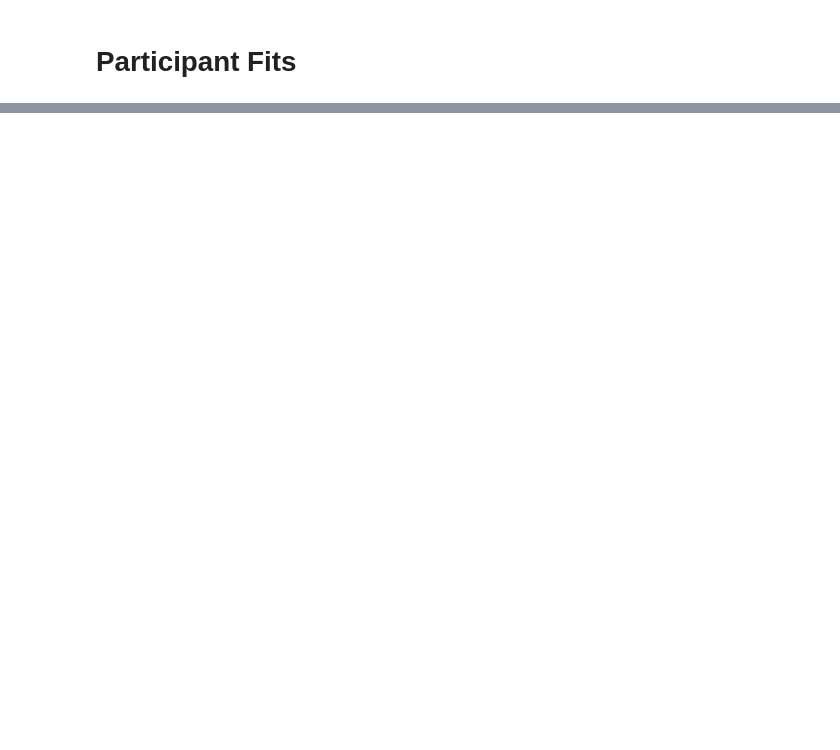
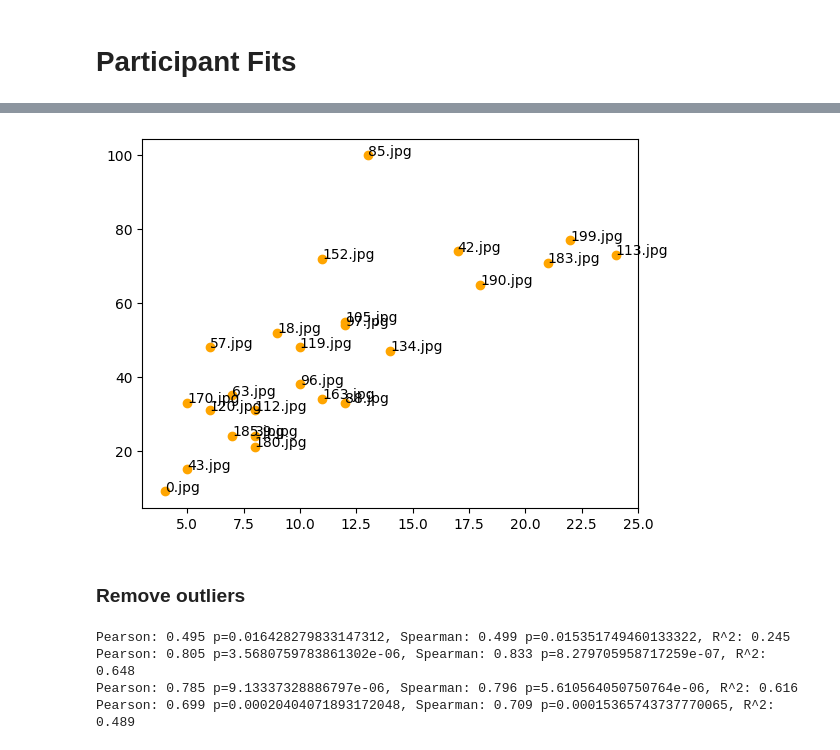
Before and after one commit to shenkev/segment-anything, a Jupyter notebook: analysis/regression.ipynb, the cells around one changed output, grey strips where cells are left out. Saved outputs shown, nothing was run; the diff lists cells and outputs as text; code cells hidden in the pictures; blank space fills up the shorter version.

```diff
--- a/analysis/regression.ipynb
+++ b/analysis/regression.ipynb
@@ -276,0 +343,10 @@ participant_fit_variable_gain(fixed_variables, test_variables)
+# %%
+fig, ax = plt.subplots()
+x, y = df["num_uniqe_classes_filtered"], df["complexity"]
+plt.scatter(x, y, color="orange");
+for i in df.index:
+    ax.annotate(df["filename"][i], (x[i], y[i]))
+# %% [output]
+[figure, added]
+# %% [markdown]
+### Remove outliers
@@ -276,0 +357,14 @@ participant_fit_variable_gain(fixed_variables, test_variables)
+# %%
+X, y = rank_xform(df[["32points"]]), df["complexity"]
+fit_report_linear(X, y);
+X, y = rank_xform(df[["32points", "num_uniqe_classes_filtered"]]), df["complexity"]
+fit_report_linear(X, y);
+X, y = rank_xform(df[["num_uniqe_classes_filtered"]]), df["complexity"]
+fit_report_linear(X, y);
+X, y = pd.DataFrame(rank_xform(rank_xform(df["num_uniqe_classes_filtered"])*rank_xform(df["32points"]))), df["complexity"]
+fit_report_linear(X, y);
+# %% [output]
+Pearson: 0.495 p=0.016428279833147312, Spearman: 0.499 p=0.015351749460133322, R^2: 0.245
+Pearson: 0.805 p=3.5680759783861302e-06, Spearman: 0.833 p=8.279705958717259e-07, R^2: 0.648
+Pearson: 0.785 p=9.13337328886797e-06, Spearman: 0.796 p=5.610564050750764e-06, R^2: 0.616
+Pearson: 0.699 p=0.00020404071893172048, Spearman: 0.709 p=0.00015365743737770065, R^2: 0.489
```
Also changed, not shown: parts of 57 cells of this notebook.
